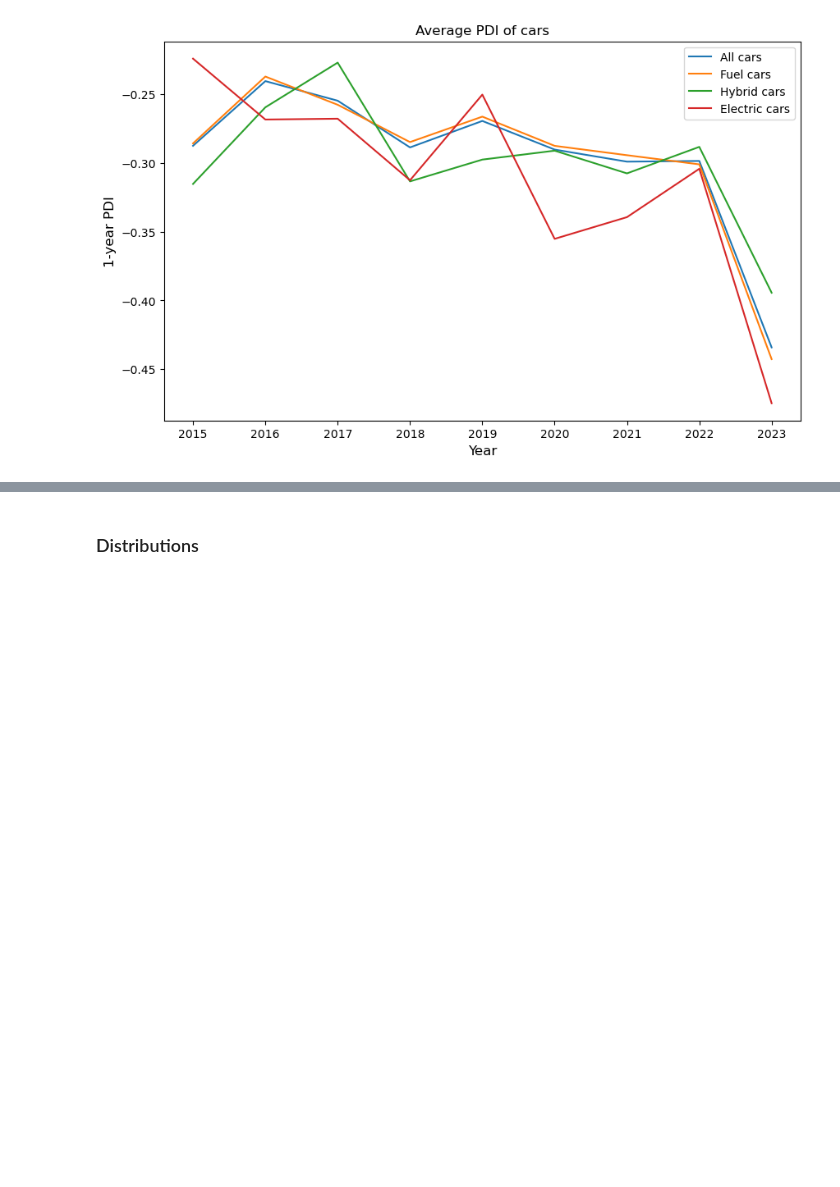
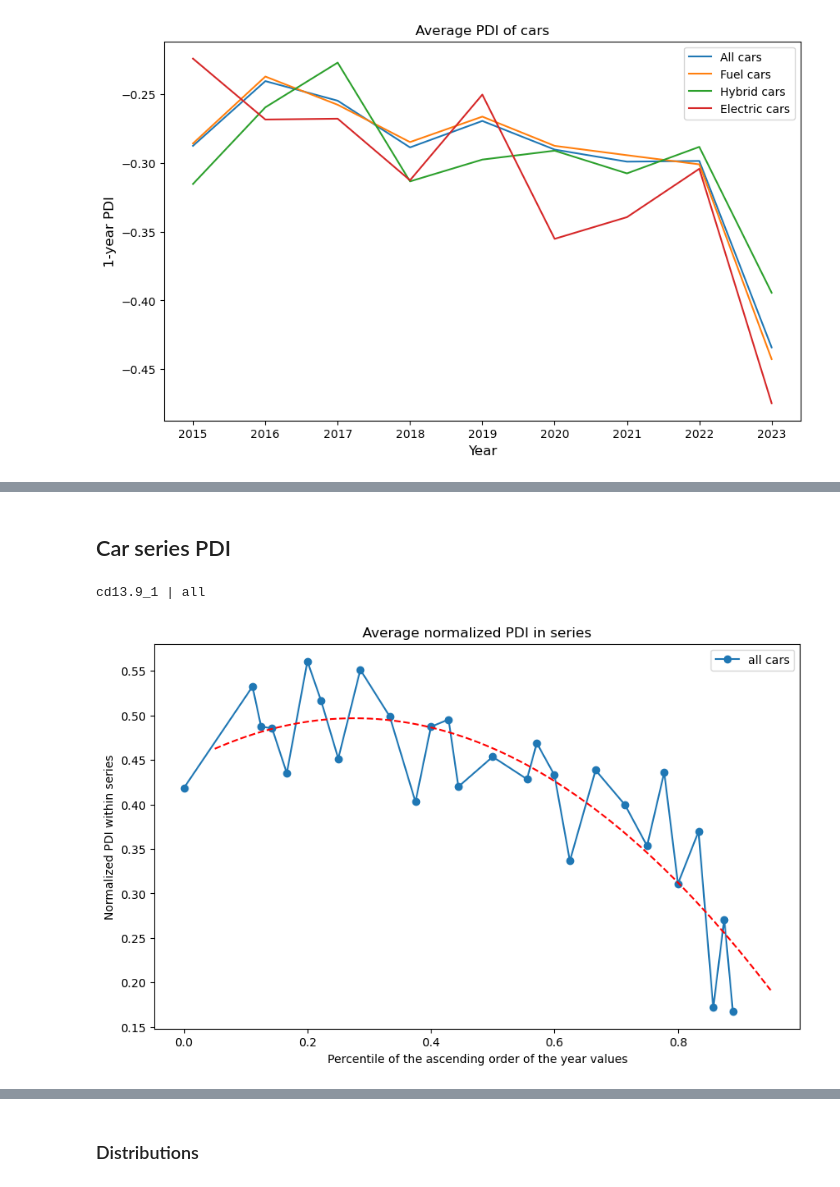
Before and after one commit to heyouwei2021/Product-disruption-index-research, a Jupyter notebook: code/visualization/phylogenetic_visual.ipynb, the cells around one changed output, grey strips where cells are left out. Cells and saved outputs as stored; diff of their text form; code cells hidden in the pictures; blank space fills up the shorter version.

```diff
--- a/code/visualization/phylogenetic_visual.ipynb
+++ b/code/visualization/phylogenetic_visual.ipynb
@@ -1370,0 +1487,48 @@ filepath
+# %% [markdown]
+## Car series PDI
+# %%
+if 'data' not in vars():
+    data = pd.read_csv(filepath+'product_regdata.csv')
+ycol = 'cd13.9_1'
+data = data[(data.year>beginyear)&(data.year<endyear)][~data['vfm'].isna()]
+year_lst = sorted(data.year.unique().tolist())
+series_lst = data.series.unique().tolist()
+brand_lst = data.brand.unique().tolist()
+col_lst = ['productname','brand','series','year','log_price','cartype','anclineage',ycol]#,'rate','comfort','interior', 'performance', 'vfm', 'exterior', 'reliability'
+df = data[col_lst].copy()
+df.dropna(inplace=True)
+for index in tqdm(df.index.tolist()):
+    brand = df.loc[index,'brand']
+    series = df.loc[index,'series']
+    if beginyear+1 in df[(df.brand==brand)&(df.series==series)].year.tolist():#刨除从beginyear开始的series
+        continue
+    cd = df.loc[index,ycol]
+    year = df.loc[index,'year']
+    index_lst = df[(df.brand==brand)&(df.series==series)].sort_values(by=['year']).index.tolist()
+    i = index_lst.index(index)
+    cd_lst = df[(df.brand==brand)&(df.series==series)].sort_values(by=['year']).sort_values(by=['year'])[ycol].tolist()
+    cd_lst = pd.Series(cd_lst, dtype='float64').dropna().tolist()
+    cd_mean = sum(cd_lst) / len(cd_lst)
+    cd_max = max(cd_lst)
+    cd_min = min(cd_lst)
+    if i==0:
+        df.loc[index,'start'] = 1
+    else:
+        df.loc[index,'start'] = 0
+    if i==len(cd_lst)-1:
+        df.loc[index,'end'] = 1
+    else:
+        df.loc[index,'end'] = 0
+    df.loc[index,'order'] = i
+    df.loc[index,'order_rate'] = i/len(cd_lst)
+    df.loc[index,'cd_mean'] = cd_mean
+    df.loc[index,'cd_diff'] = cd - cd_mean
+    if cd_max-cd_min!=0:
+        df.loc[index,'cd_norm'] = (cd-cd_min)/(cd_max-cd_min)
+    else:
+        df.loc[index,'cd_norm'] = 0
+    df.loc[index,'cd_top_rank'] = gettoprank(cd_lst,cd)
+drawseriesnorm(ycol,df,plt,'all')
+# %% [output]
+cd13.9_1 | all
+[figure, added]
```
Also changed, not shown: parts of 5 cells of this notebook.
